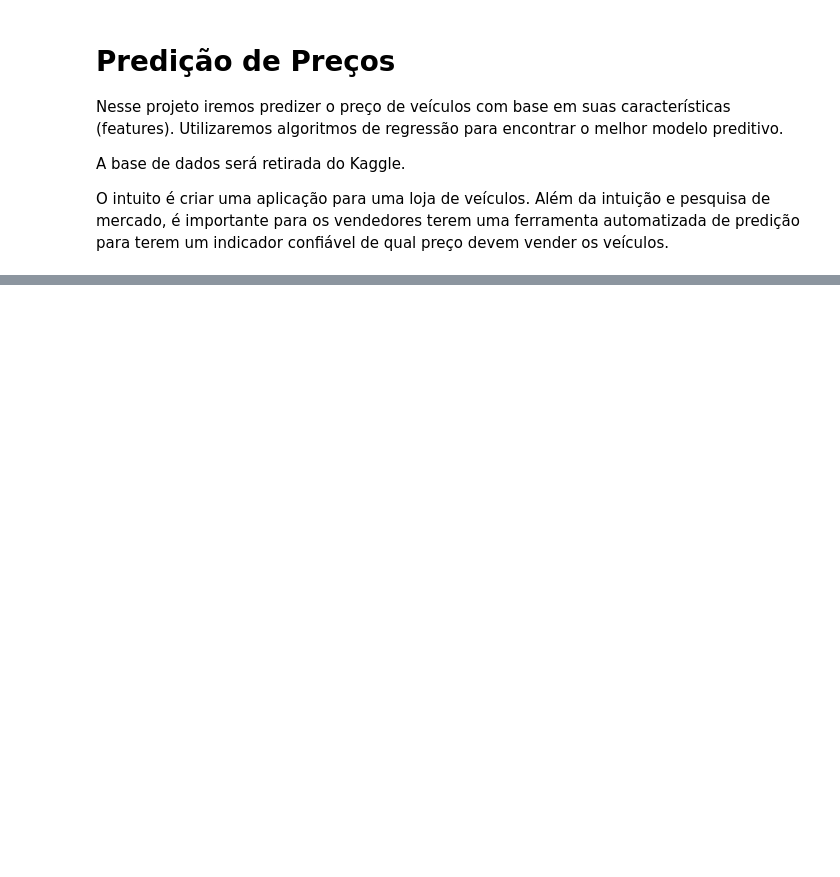
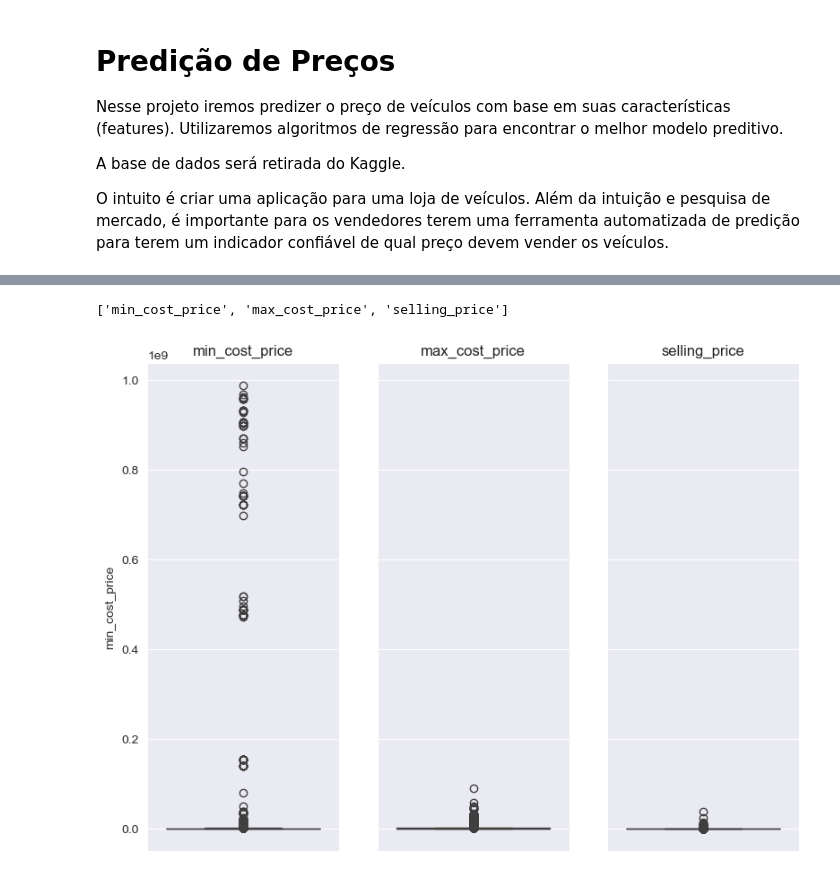
Before and after one commit to rhyanfrazao/proj-predicao-precos-veiculos, a Jupyter notebook: proj-predicao-precos-veiculos.ipynb, the cells around one changed output, grey strips where cells are left out. Cells and saved outputs as stored; diff of their text form; code cells hidden in the pictures; blank space fills up the shorter version.

Commit message:
load e tratamento dos dados, aed simplificada

```diff
--- a/proj-predicao-precos-veiculos.ipynb
+++ b/proj-predicao-precos-veiculos.ipynb
@@ -22,0 +30,4 @@ from sklearn.metrics import r2_score
+# %%
+# Carregando a base de dados:
+carros = pd.read_csv('C:\\data_science\\projeto-predicao-precos-veiculos\\cardekho_imputated.csv')
+carros.head()
@@ -22,0 +51,4 @@ from sklearn.metrics import r2_score
+# %%
+# Eliminando a primeira coluna:
+carros = carros.drop(carros.columns[0], axis=1)
+carros.head()
@@ -22,0 +162,18 @@ from sklearn.metrics import r2_score
+# %%
+colunas_precos = [coluna for coluna in carros.columns if 'price' in coluna]
+colunas_precos
+# %% [output]
+['min_cost_price', 'max_cost_price', 'selling_price']
+# %%
+# Vamos plotar um boxplot das variáveis de preço, para verificar existência de outliers:
+sns.set_style("darkgrid")
+figura, graficos = plt.subplots(1, 3, sharey=True, figsize=(8,6))
+plt.tight_layout()
+
+#Plotando 1 boxplot por feature:
+for i in range(3):
+    coluna_1 = colunas_precos[i]
+    sns.boxplot(data=carros, y=coluna_1, ax=graficos[i])
+    graficos[i].set_title(coluna_1)
+# %% [output]
+[figure, added]
```
Also changed, not shown: parts of 17 cells of this notebook.
